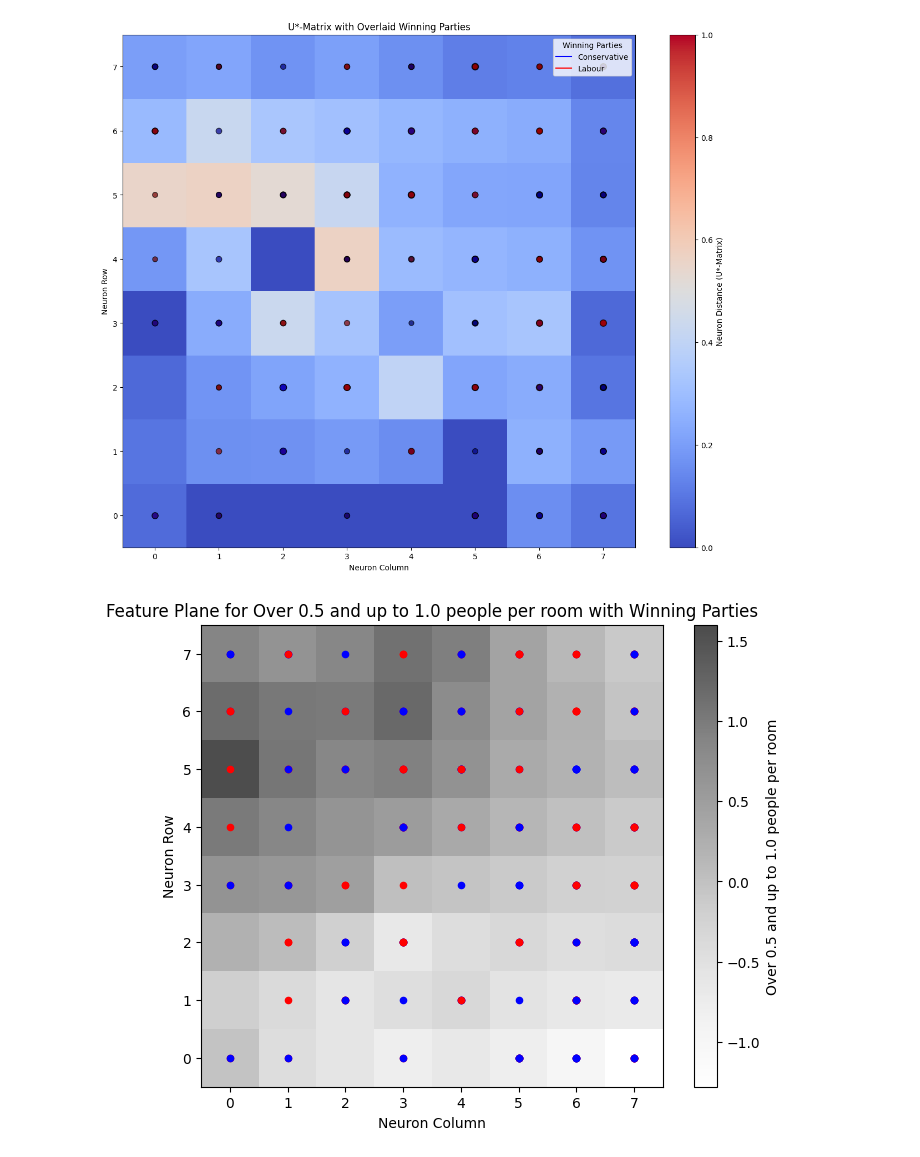
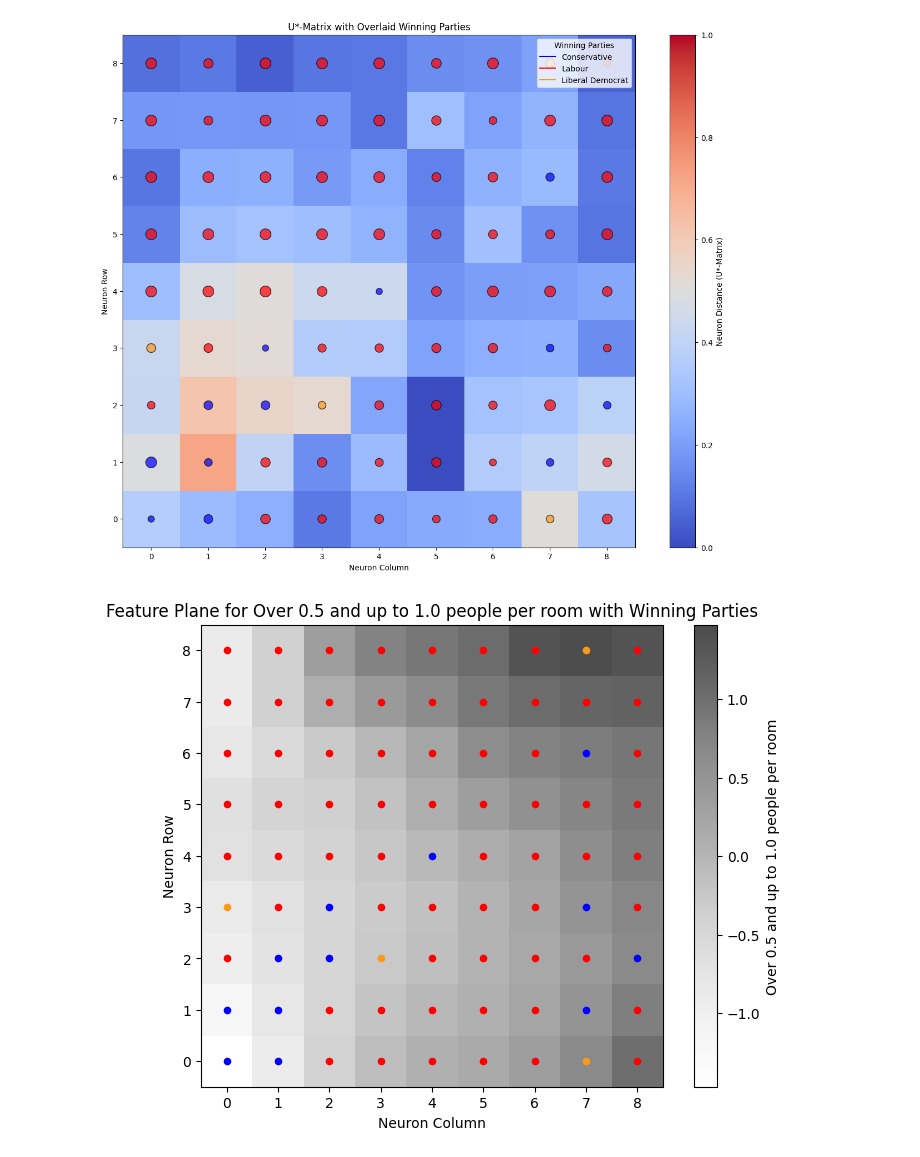
Before and after one commit to AmonTonui/Final_Year_Project, a Jupyter notebook: peopleperroomSOMAlgo.ipynb, the cells around one changed output. Drawn from its saved outputs; the diff is of its cells as text; code cells hidden in the pictures.

```diff
--- a/peopleperroomSOMAlgo.ipynb
+++ b/peopleperroomSOMAlgo.ipynb
@@ -35,15 +35,15 @@ import numpy as np
 from sklearn.model_selection import train_test_split
 
 
-data = pd.read_csv("peopleperroomnormalized_with_winners_cleaned.csv")
-filtered_data = data[data['Winning Party'].isin(['Labour', 'Conservative'])]#Filtering the data to train and display conservative and labour
+data = pd.read_csv("peopleperroomnormalized_with_winners_cleaned2024.csv")
+filtered_data = data[data['Winning Party'].isin(['Labour', 'Conservative', 'Liberal Democrat'])]#Filtering the data to train and display conservative and labour
 filtered_data = filtered_data.reset_index(drop=True)
 
 # The party colour that i will use for plotting. It is not passed through the SOM
 party_colors = {
     'Conservative': (0, 0, 1),    # Blue
     'Labour': (1, 0, 0),          # Red
-    # 'Liberal Democrat': (0.98, 0.6, 0.1),  # Orange
+    'Liberal Democrat': (0.98, 0.6, 0.1),  # Orange
     # 'Green': (0, 0.6, 0.3),         # Dark Green
     # 'The Brexit Party': (0.6, 0.2, 0.8) #light blue
 
@@ -94,14 +94,14 @@ n_neurons = int(np.sqrt(5 * np.sqrt(normalized_features.shape[0])))
 # n_neurons = int(math.ceil(5*np.sqrt(normalized_features.shape[0])))
 m_neurons = n_neurons
 
-som = MiniSom(n_neurons, m_neurons, normalized_features.shape[1], sigma=1.095, learning_rate=0.2212,
+som = MiniSom(n_neurons, m_neurons, normalized_features.shape[1], sigma=1.645, learning_rate=0.3584,
               neighborhood_function='gaussian', random_seed=0, topology='rectangular')
 
 
 som.random_weights_init(normalized_features)#Used random so that everything within the dataset may not be suppressed unlike pca makes the dataset to be linear.
 
 # Train the SOM
-num_iterations = 3000#optimal number of iterations based on the iterations tuning.
+num_iterations = 2500#optimal number of iterations based on the iterations tuning.
 som.train(normalized_features, num_iterations, verbose=True)
 
 # Assign winning neurons (Best Matching Units - BMUs) for each data point
@@ -123,7 +139,7 @@ u_matrix = som.distance_map()
 density_matrix = np.zeros((n_neurons, m_neurons))
 
 for r, c in zip(normalized_df['Neuron Row'], normalized_df['Neuron Col']):
-    density_matrix[r, c] += 1  # Count occurrences
+    density_matrix[r, c] += 1
 
 # Normalize density values to avoid division errors
 density_matrix = median_filter(density_matrix, size=3)
@@ -138,6 +154,20 @@ else:
     scale_factor = (density_matrix - min_p) / (mean_p - min_p)
 u_star_matrix = u_matrix * scale_factor
 
+
+party_counts = (normalized_df
+                .groupby(['Neuron Row', 'Neuron Col', 'Winning Party'])
+                .size()
+                .unstack(fill_value=0))
+
+dominant = party_counts.idxmax(axis=1)
+share    = party_counts.max(axis=1) / party_counts.sum(1)
+
+
+labels_df = pd.concat([dominant.rename('major_party'),
+                       share.rename('purity')], axis=1)
+labels_df.to_csv('NeuronPurity.csv')
+
 #plotting the two dimensional grid
 plt.figure(figsize=(16, 12))
 plt.title("U*-Matrix with Overlaid Winning Parties")
@@ -145,19 +175,17 @@ plt.imshow(u_star_matrix.T, cmap='coolwarm', origin='lower', vmin=0, vmax=1)
 plt.colorbar(label="Neuron Distance (U*-Matrix)")
 
 # Overlayying the winning parties on the grid
-for _, row in normalized_df.iterrows():
-    neuron_row, neuron_col = row['Neuron Row'], row['Neuron Col']
-    party = row['Winning Party']
-    vote_share = row['Winning Vote Share']
+
+for (r, c), party in dominant.items():
+
 
     if party in party_colors:
         base_color = np.array(party_colors[party])
-        adjusted_color = np.clip(base_color * vote_share, 0, 1)
 
-        plt.scatter(neuron_col,
-                    neuron_row,
-                    s=vote_share * 100,
-                    color=adjusted_color,
+        plt.scatter(c,
+                    r,
+                    s=share.loc[r,c] * 200,
+                    color=base_color,
                     alpha=0.7, edgecolors='k')
 
 # Add legend
@@ -180,43 +208,61 @@ for feature_name in features.columns:
     plt.xlabel("Neuron Column")
     plt.ylabel("Neuron Row")
 
-    for index, row in normalized_df.iterrows():
-        neuron_row, neuron_col = row['Neuron Row'], row['Neuron Col']
-        winning_party = row['Winning Party']
-        if winning_party in party_colors:
-          plt.scatter(neuron_col, neuron_row, color=party_colors.get(winning_party, 'gray'), marker='o', s=20)
+    # for index, row in normalized_df.iterrows():
+    for (r, c), party in dominant.items():
+
+        colour = np.array(party_colors[party])
+        if party in party_colors:
+          plt.scatter(c, r, color=colour, marker='o', s=20)
 
     plt.show()
 
 # Neuron-Constituency Mapping for cluster analysis and understanding
 neuron_constituency_map = {}
 for index, row in normalized_df.iterrows():
     neuron = (row['Neuron Row'], row['Neuron Col'])
     constituency = row['Westminster Parliamentary constituencies']
     if neuron not in neuron_constituency_map:
         neuron_constituency_map[neuron] = []
     neuron_constituency_map[neuron].append(constituency)
 
 
 # Print the constituencies mapped to each neuron
 for neuron, constituencies in neuron_constituency_map.items():
     print(f"Neuron {neuron}: {constituencies}")
 
 
 
 
 
 normalized_df['Neuron'] = list(zip(normalized_df['Neuron Row'], normalized_df['Neuron Col']))
 # Party Distribution of the winning neurons with its vote share dataset for analysis
 grouped = normalized_df.groupby("Neuron").agg({
     'Winning Party': lambda x: x.value_counts().to_dict(),
     'Winning Vote Share': 'mean',
 }).rename(columns={
     'Winning Party': 'Party Distribution',
     'Winning Vote Share': 'Avg Vote Share',
 })
 
 print(grouped.head())
+
+
+grouped.to_csv('neuron_party_distribution.csv')
+
+from matplotlib import pyplot as plt
+
+hit_map = np.zeros((som._weights.shape[0], som._weights.shape[1]))
+for x in normalized_features:
+    bmu = som.winner(x)
+    hit_map[bmu] += 1
+
+plt.imshow(hit_map.T, cmap='Blues', origin='lower')
+plt.colorbar(label='Number of Constituencies')
+plt.title('Neuron Occupancy Heatmap')
+plt.xlabel('Neuron Column')
+plt.ylabel('Neuron Row')
+plt.show()
 # %% [output]
-[figure, old version]
+[figure, new version]
-[figure, old version]
+[figure, new version]
```
Also changed, not shown: parts of 8 cells of this notebook.
